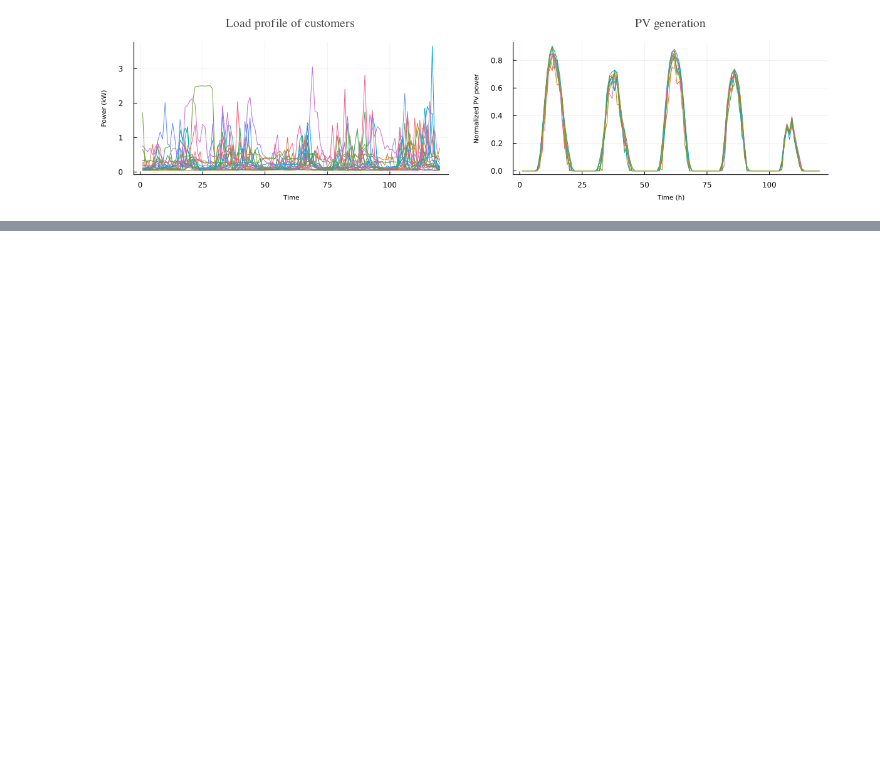
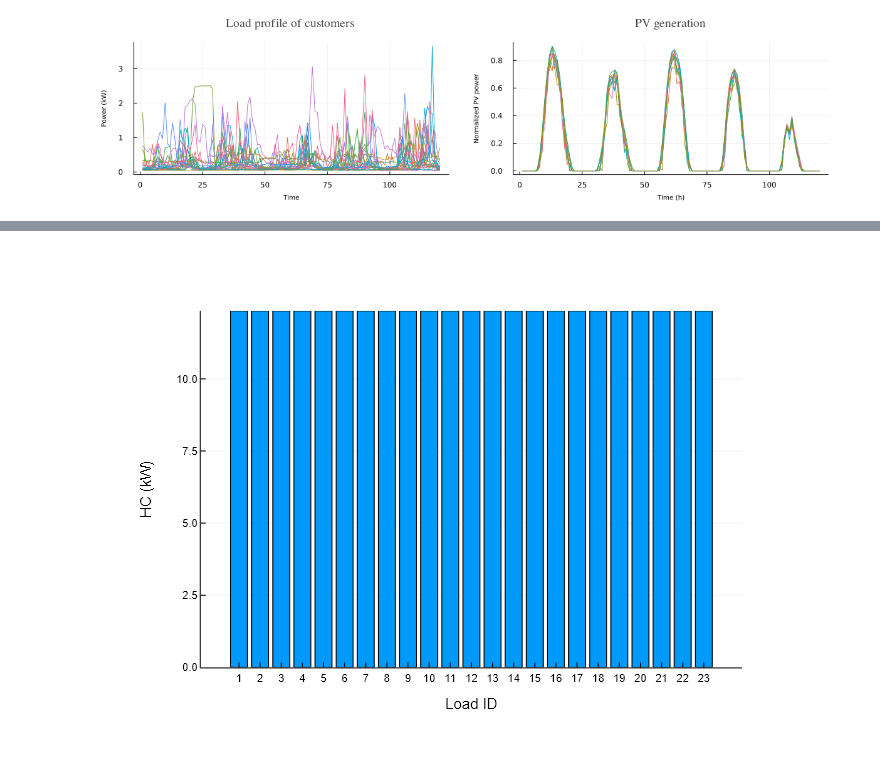
Before and after one commit to A1iJalilian/Risk-based-Fast-Hosting-Capacity-Analysis, a Jupyter notebook: main.ipynb, the cells around one changed output, grey strips where cells are left out. Cells and saved outputs as stored; diff of their text form; code cells hidden in the pictures; blank space fills up the shorter version.

```diff
--- a/main.ipynb
+++ b/main.ipynb
@@ -190,6 +202,24 @@ optimize!(pm.model)
 # %%
-plotlyjs()
-bar(JuMP.value.(Pg).data.*S_base)
+pg_vec = [g2l[g] => JuMP.value.(Pg).data[g]*S_base for g in gen_keys]
+
+# Extract keys and values
+x_vals = [p.first for p in pg_vec]
+y_vals = [p.second for p in pg_vec]
+
+# Optional: sort by keys
+sorted_idx = sortperm(x_vals)
+x_vals = x_vals[sorted_idx]
+y_vals = y_vals[sorted_idx]
+
+# Plot
+bar(x_vals, y_vals,
+    xlabel = "Load ID",
+    ylabel = "HC (kW)",
+    xticks = (x_vals, string.(x_vals)),
+    legend = false,
+    title = "")
+# %% [output]
+[figure, added]
 # %%
 using Statistics
 mean(JuMP.value.(Pg).data.*S_base)
```
Also changed, not shown: parts of 8 cells of this notebook, 1 other file.
